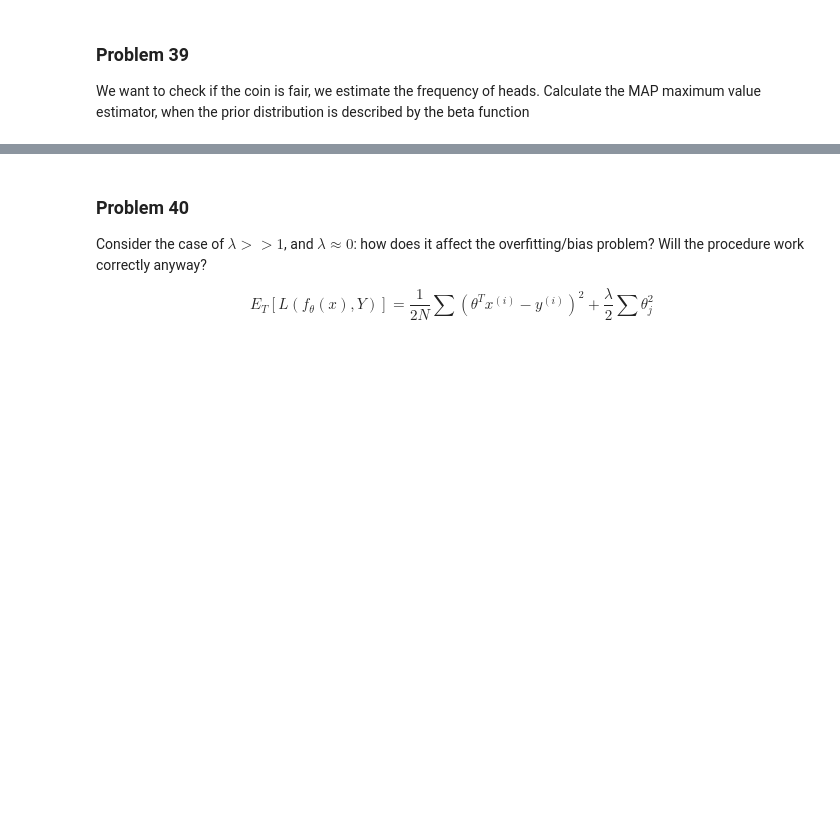
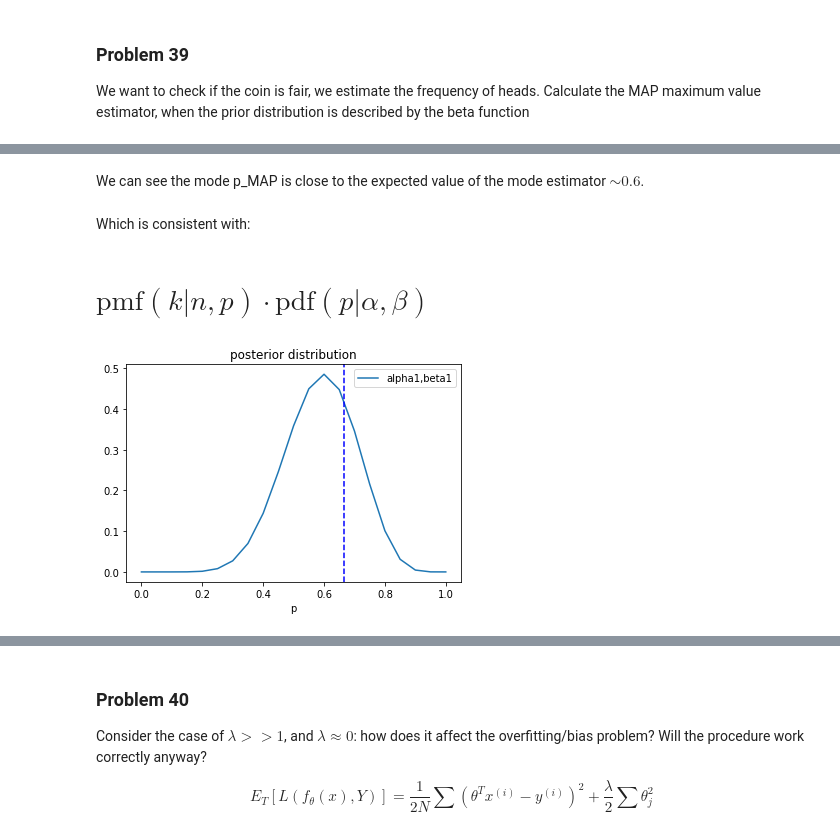
Before and after one commit to kmiec96/Modern-data-science, a Jupyter notebook: ML_2021_set6.ipynb, the cells around one changed output, grey strips where cells are left out. Cells and saved outputs as stored; diff of their text form; code cells hidden in the pictures; blank space fills up the shorter version.

```diff
--- a/ML_2021_set6.ipynb
+++ b/ML_2021_set6.ipynb
@@ -123,0 +221,17 @@ The Bayes theorem gives:
+# %% [markdown]
+We can see the mode p_MAP is close to the expected value of the mode estimator $\sim 0.6$.
+# %% [markdown]
+Which is consistent with:
+# %% [markdown]
+# $\text{pmf}(k|n, p) \cdot \text{pdf}(p|\alpha, \beta)$
+# %%
+posterior_multiplication = np.multiply(prior_values,observation_values)
+
+plt.title('posterior distribution')
+plt.xlabel('p')
+plt.plot(ps,posterior_multiplication, label = 'alpha1,beta1')
+plt.axvline(x= true_p, color='blue', linestyle='--')
+plt.legend()
+plt.show()
+# %% [output]
+[figure, added]
```
Also changed, not shown: parts of 17 cells of this notebook.
